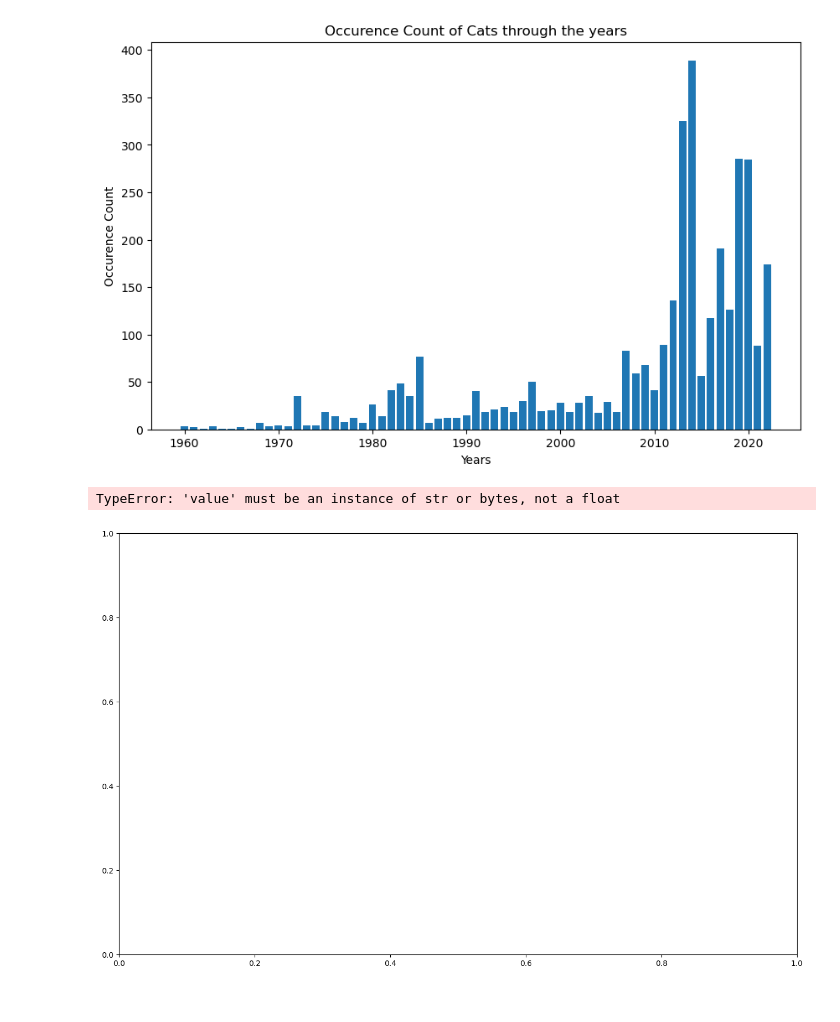
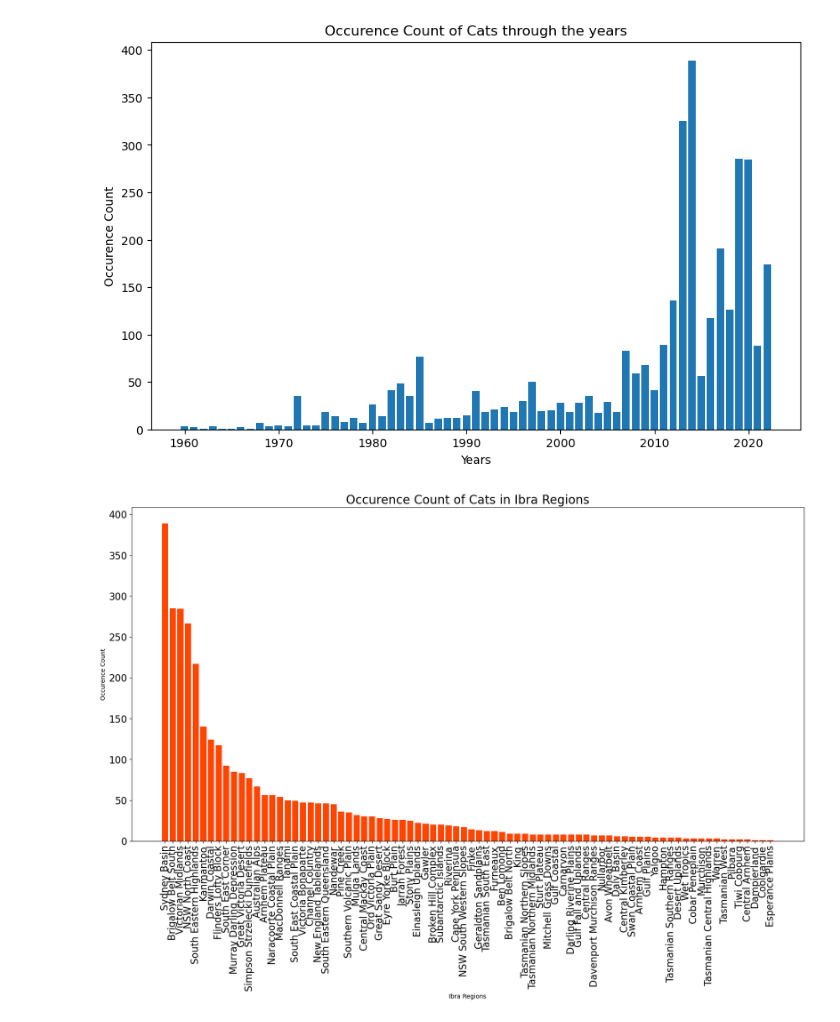
Before and after one commit to liza-drini/ceu-ds-project-C-2026, a Jupyter notebook: src/liza_visualization_graph.ipynb, the cells around one changed output. Cells and saved outputs as stored; diff of their text form; code cells hidden in the pictures.

Commit message:
graphs on visualization ipynb update

```diff
--- a/src/liza_visualization_graph.ipynb
+++ b/src/liza_visualization_graph.ipynb
@@ -98,15 +98,16 @@ plt.show()
 # %% [output]
 [figure]
 # %%
-plt.figure(figsize=(16, 10))
-plt.bar(rt_df['ibraRegion'], rt_df['occurrenceCount'])
-plt.xlabel('Years')
+rt_df_sorted = rt_df.sort_values(by='occurrenceCount', ascending=False)
+plt.figure(figsize=(20, 10))
+plt.bar(rt_df_sorted['ibraRegion'], rt_df_sorted['occurrenceCount'], color='orangered')
+plt.xlabel('Ibra Regions')
 plt.ylabel('Occurence Count')
-plt.title('Occurence Count of Cats through the years')
-plt.xticks(rotation = 90)
+plt.title('Occurence Count of Cats in Ibra Regions', fontsize=20)
+plt.xticks(rotation = 90, fontsize=16)
+plt.yticks(fontsize=16)
 plt.show()
 # %% [output]
-TypeError: 'value' must be an instance of str or bytes, not a float
-[figure, old version]
+[figure, new version]
 # %%
 plt.figure(figsize=(16, 10))
```
Also changed, not shown: parts of 6 cells of this notebook.
